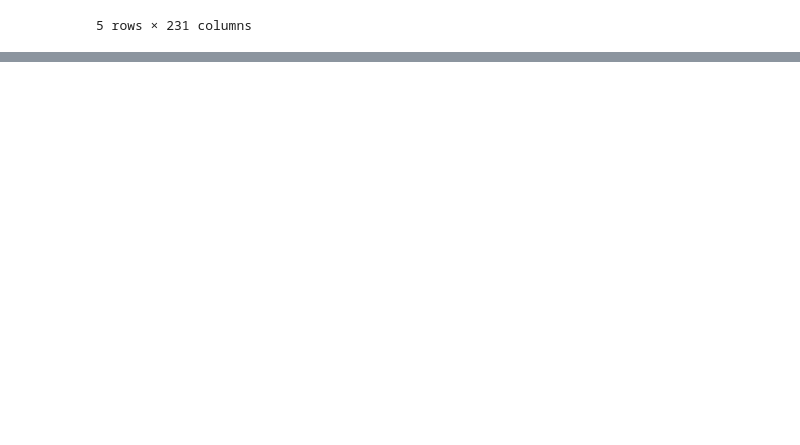
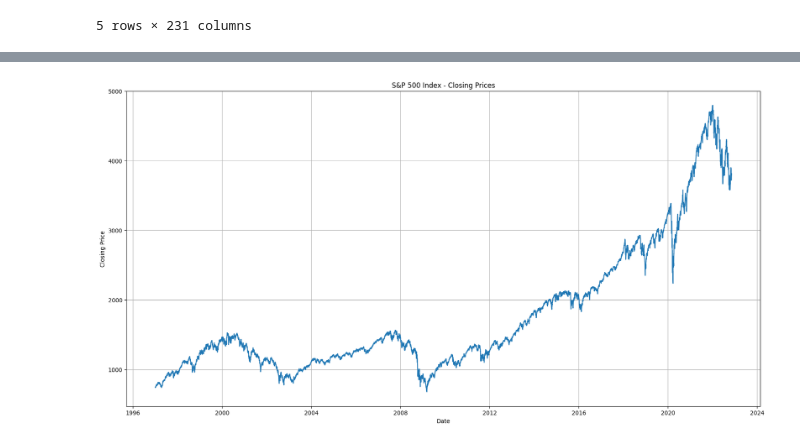
Before and after one commit to datla-ria/Project-1, a Jupyter notebook: project-1.ipynb, the cells around one changed output, grey strips where cells are left out. Cells and saved outputs as stored; diff of their text form; code cells hidden in the pictures; blank space fills up the shorter version.

Commit message:
Created the SNP Dataframe and a graph

```diff
--- a/project-1.ipynb
+++ b/project-1.ipynb
@@ -45,17 +45,3 @@ indices_data_df.head()
 | 4 | 1/6/1997 | 753.3099976 | 743.8200073 | 748.0300293 | 747.6500244 | 531350000 | 747.6500244 | NaN | 1321.469971 | 1310.630005 | ... | ... |
 | 5 | 1/7/1997 | 753.2600098 | 742.1799927 | 747.6500244 | 753.2299805 | 538220000 | 753.2299805 | NaN | 1327.819946 | 1312.079956 | ... | ... |
 5 rows × 231 columns
-# %%
-#Data Cleanup
-
-#Remove missing data
-indices_data_df.dropna(inplace=True)
-covid_data_df.dropna(inplace=True)
-
-#Rebovve duplicates
-indices_data_df.drop_duplicates(inplace=True)
-covid_data_df.drop_duplicates(inplace=True)
-
-#Date Time Conversion
-indices_data_df['Date'] = pd.to_datetime(indices_data_df['Date'])
-covid_data_df['date'] = pd.to_datetime(covid_data_df['date'])
@@ -81,0 +48,3 @@ plt.show()
+# %%
+snp_df = indices_data_df.iloc[:, :8]
+snp_df.head(30)
@@ -81,0 +69,14 @@ plt.show()
+# %%
+snp_df['Date'] = pd.to_datetime(snp_df['Date'])
+snp_df['Close'] = snp_df['Close'].astype(float)
+plt.figure(figsize=(20,10))
+x = snp_df['Date']
+y = snp_df['Close']
+plt.plot(x, y)
+plt.xlabel('Date')
+plt.ylabel('Closing Price')
+plt.title('S&P 500 Index - Closing Prices')
+plt.grid(True)
+plt.show()
+# %% [output]
+[figure, added]
```
Also changed, not shown: parts of 3 cells of this notebook.
